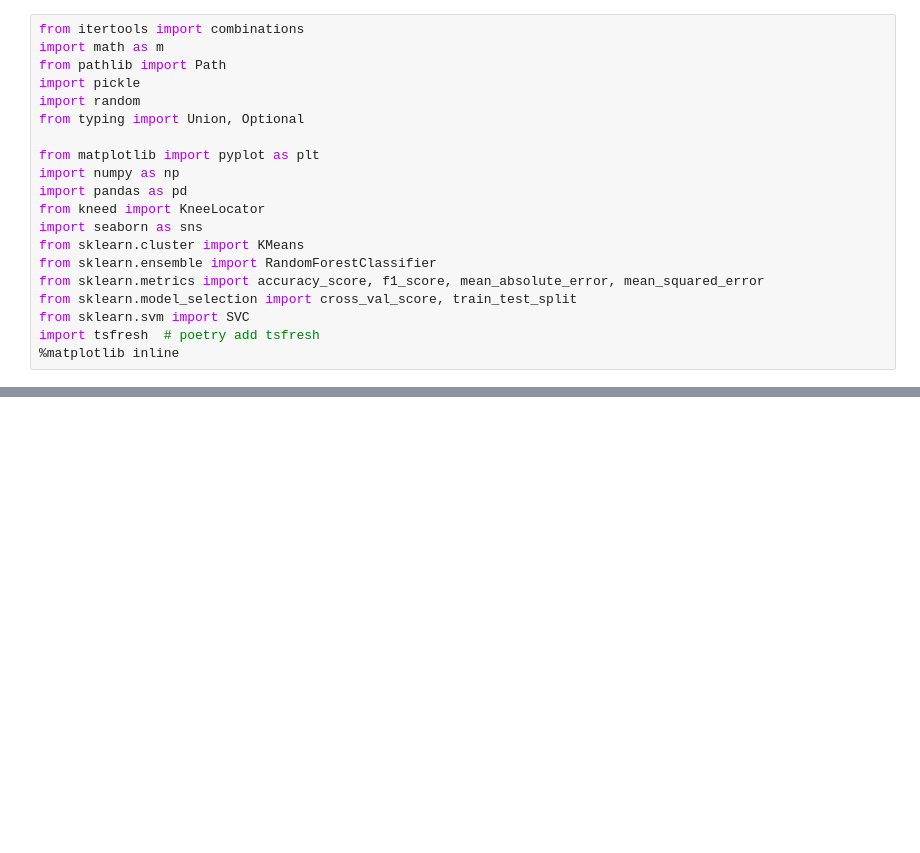
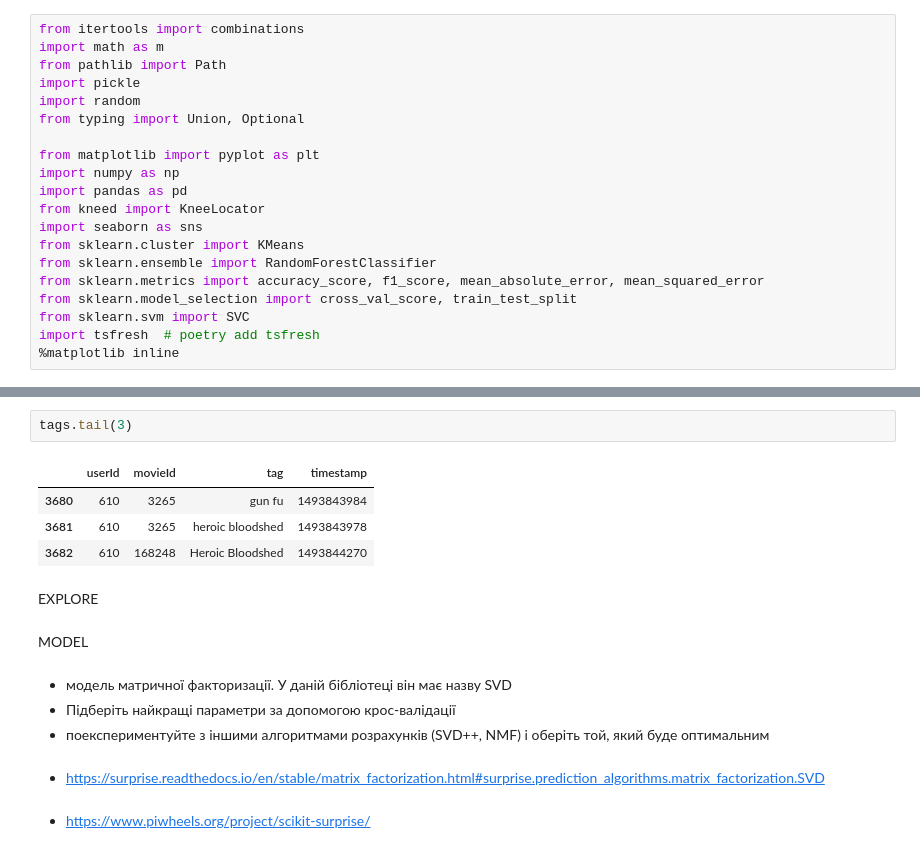
Before and after one commit to DenysTantsiura/datas, a Jupyter notebook: Hw_7/Hw7.ipynb, the cells around one changed output, grey strips where cells are left out. Saved outputs shown, nothing was run; the diff lists cells and outputs as text; blank space fills up the shorter version.

```diff
--- a/Hw_7/Hw7.ipynb
+++ b/Hw_7/Hw7.ipynb
@@ -32,0 +67,19 @@ import tsfresh  # poetry add tsfresh
+# %%
+tags.tail(3)
+# %% [output]
+|  | userId | movieId | tag | timestamp |
+| 3680 | 610 | 3265 | gun fu | 1493843984 |
+| 3681 | 610 | 3265 | heroic bloodshed | 1493843978 |
+| 3682 | 610 | 168248 | Heroic Bloodshed | 1493844270 |
+# %% [markdown]
+EXPLORE
+# %% [markdown]
+MODEL
+# %% [markdown]
+- модель матричної факторизації. У даній бібліотеці він має назву SVD
+- Підберіть найкращі параметри за допомогою крос-валідації
+- поекспериментуйте з іншими алгоритмами розрахунків (SVD++, NMF) і оберіть той, який буде оптимальним
+# %% [markdown]
+- https://surprise.readthedocs.io/en/stable/matrix_factorization.html#surprise.prediction_algorithms.matrix_factorization.SVD
+# %% [markdown]
+- https://www.piwheels.org/project/scikit-surprise/
```
Also changed, not shown: parts of 30 cells of this notebook, 3 other files.
